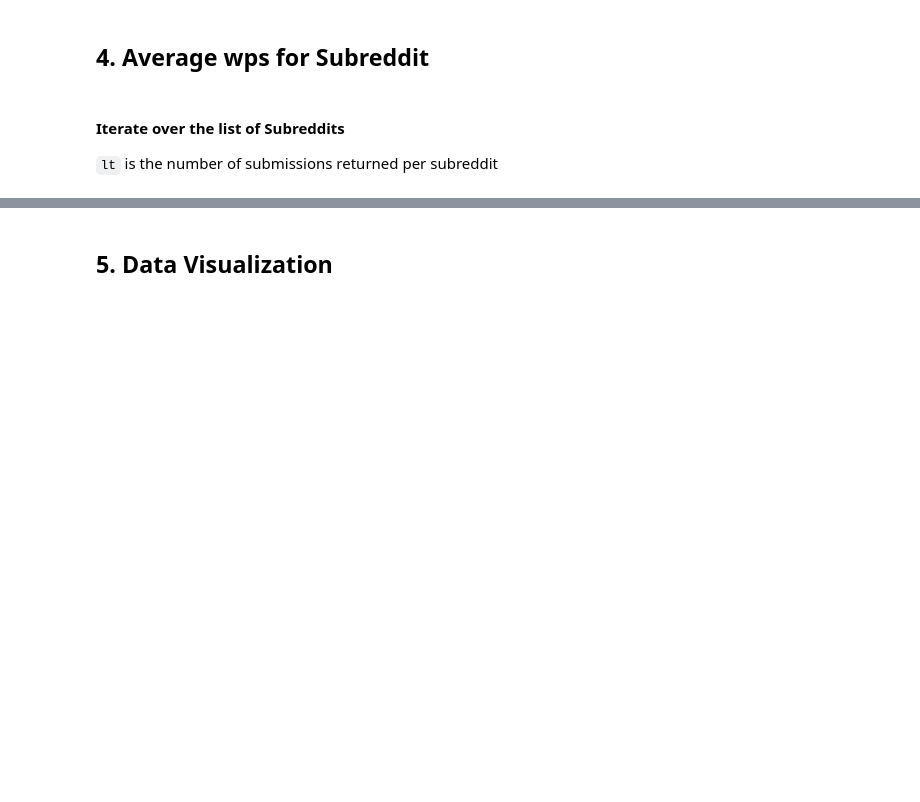
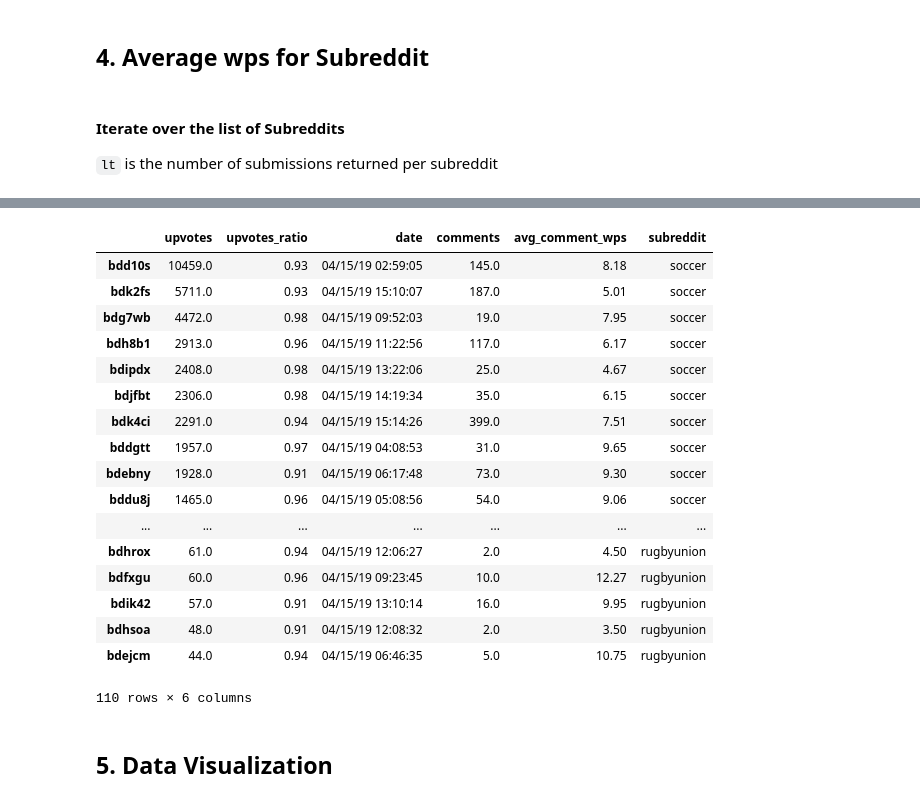
Before and after one commit to himi64/reddit_nlp, a Jupyter notebook: reddit_avg_sentence_length.ipynb, the cells around one changed output, grey strips where cells are left out. Saved outputs shown, nothing was run; the diff lists cells and outputs as text; code cells hidden in the pictures; blank space fills up the shorter version.

```diff
--- a/reddit_avg_sentence_length.ipynb
+++ b/reddit_avg_sentence_length.ipynb
@@ -184,28 +182,34 @@ def get_submission_data(submission_list):
 `lt` is the number of submissions returned per subreddit
 # %%
 def iterate_over_subs(subreddit_list, method, limit):
-
+    """
+    Iterates over a list of subreddit names
+    """
     lt = limit
     nested_dict = lambda: defaultdict(nested_dict)
-    submission_metadata = nested_dict()
+    submission_data = nested_dict()
     start = time.time()
     for sub in subreddit_list:
         subreddit = reddit.subreddit(sub)
         if method == "hot":
-            submission_list = list(subreddit.hot(limit=limit))
+            submission_list = list(subreddit.hot('day', limit=limit))
         elif method == "controversial":
-            submission_list = list(subreddit.controversial(limit=limit))
+            submission_list = list(subreddit.controversial('day', limit=limit))
         elif method == "top":
-            submission_list = list(subreddit.top(limit=limit))
+            submission_list = list(subreddit.top('day', limit=limit))
+        elif method == "new":
+            submission_list = list(subreddit.new(limit=limit))
         else:
             raise ValueError
-            print("Please select a valid type from: top, hot, controversial")
-        submission_metadata[sub] = get_submission_data(submission_list)
+            print("Please select a valid type from: hot, controversial, top, new")
+        submission_data[sub] = get_submission_data(submission_list)
+
+    # Convert defaultdict to regular
+    submission_data_dict = default_to_regular(submission_data)
 
     end = time.time()
     net = net = end-start
-
     print(f"Runtime: {round(net, 2)}s")
 
-    return submission_metadata
+    return submission_data_dict
 # %%
@@ -269,2 +271,23 @@ avg_sentence_length_df.to_csv('avg_wps_hottest_20_n1.csv', index=False)
+# %%
+submission_df
+# %% [output]
+|  | upvotes | upvotes_ratio | date | comments | avg_comment_wps | subreddit |
+| bdd10s | 10459.0 | 0.93 | 04/15/19 02:59:05 | 145.0 | 8.18 | soccer |
+| bdk2fs | 5711.0 | 0.93 | 04/15/19 15:10:07 | 187.0 | 5.01 | soccer |
+| bdg7wb | 4472.0 | 0.98 | 04/15/19 09:52:03 | 19.0 | 7.95 | soccer |
+| bdh8b1 | 2913.0 | 0.96 | 04/15/19 11:22:56 | 117.0 | 6.17 | soccer |
+| bdipdx | 2408.0 | 0.98 | 04/15/19 13:22:06 | 25.0 | 4.67 | soccer |
+| bdjfbt | 2306.0 | 0.98 | 04/15/19 14:19:34 | 35.0 | 6.15 | soccer |
+| bdk4ci | 2291.0 | 0.94 | 04/15/19 15:14:26 | 399.0 | 7.51 | soccer |
+| bddgtt | 1957.0 | 0.97 | 04/15/19 04:08:53 | 31.0 | 9.65 | soccer |
+| bdebny | 1928.0 | 0.91 | 04/15/19 06:17:48 | 73.0 | 9.30 | soccer |
+| bddu8j | 1465.0 | 0.96 | 04/15/19 05:08:56 | 54.0 | 9.06 | soccer |
+| ... | ... | ... | ... | ... | ... | ... |
+| bdhrox | 61.0 | 0.94 | 04/15/19 12:06:27 | 2.0 | 4.50 | rugbyunion |
+| bdfxgu | 60.0 | 0.96 | 04/15/19 09:23:45 | 10.0 | 12.27 | rugbyunion |
+| bdik42 | 57.0 | 0.91 | 04/15/19 13:10:14 | 16.0 | 9.95 | rugbyunion |
+| bdhsoa | 48.0 | 0.91 | 04/15/19 12:08:32 | 2.0 | 3.50 | rugbyunion |
+| bdejcm | 44.0 | 0.94 | 04/15/19 06:46:35 | 5.0 | 10.75 | rugbyunion |
+110 rows × 6 columns
 # %% [markdown]
 ## 5. Data Visualization
```
Also changed, not shown: parts of 23 cells of this notebook, 1 other file.
